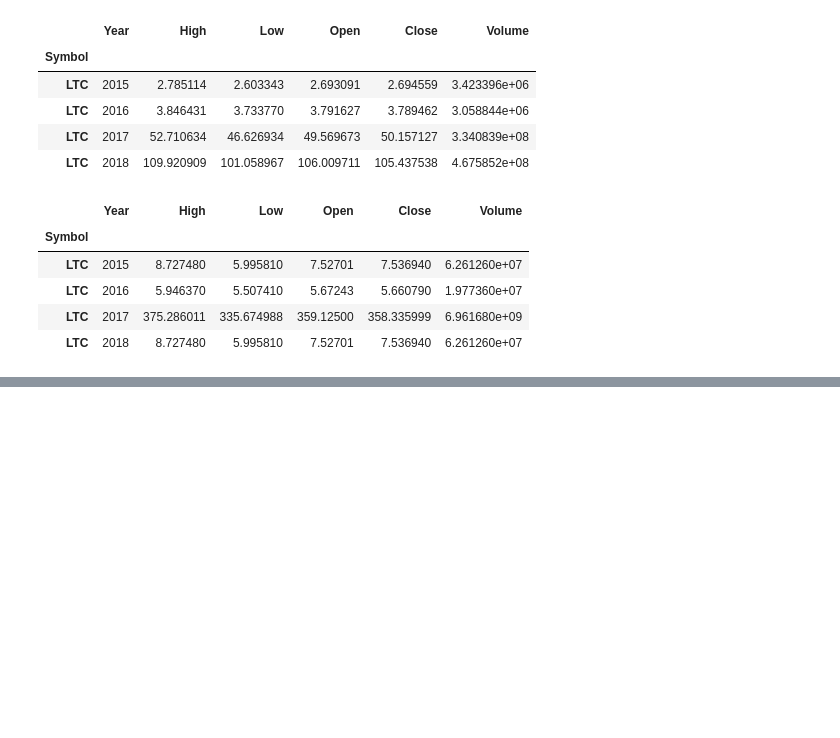
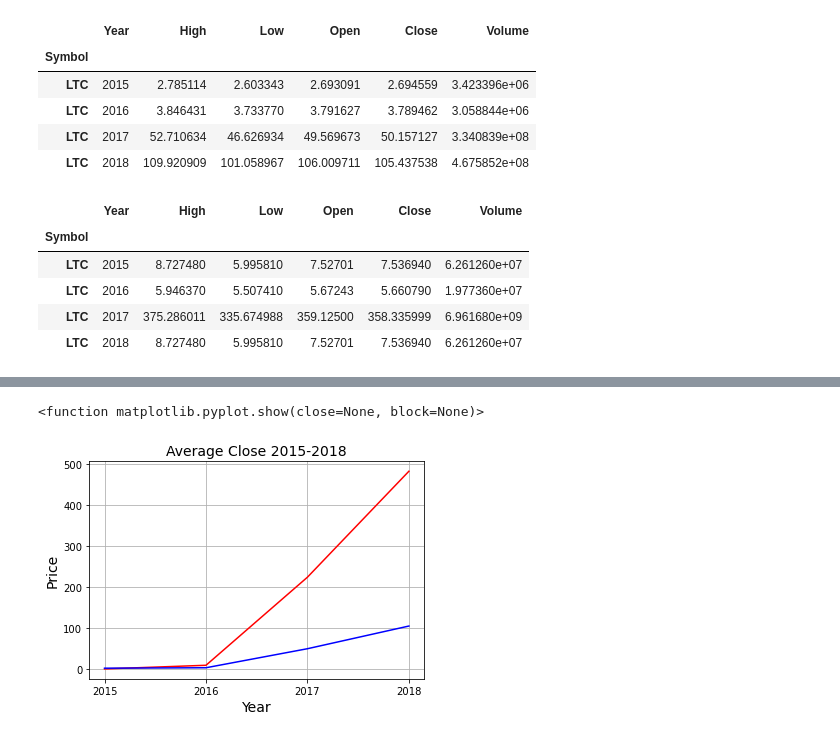
Before and after one commit to uchenna23/Project-2-Group-8, a Jupyter notebook: Project 2 Datasets/Project 2 MC.ipynb, the cells around one changed output, grey strips where cells are left out. Saved outputs shown, nothing was run; the diff lists cells and outputs as text; code cells hidden in the pictures; blank space fills up the shorter version.

```diff
--- a/Project 2 Datasets/Project 2 MC.ipynb
+++ b/Project 2 Datasets/Project 2 MC.ipynb
@@ -682,0 +727,13 @@ Litecoin1518_df_min
+# %%
+plt.plot(Ethereum1518_df_avg['Year'], Ethereum1518_df_avg["Close"], color='red')
+plt.plot(Litecoin1518_df_avg['Year'], Litecoin1518_df_avg["Close"], color='blue')
+plt.title('Average Close 2015-2018', fontsize=14)
+plt.xlabel('Year', fontsize=14)
+plt.ylabel('Price', fontsize=14)
+plt.grid(True)
+plt.gca().xaxis.set_major_locator(mticker.MultipleLocator(1))
+plt.legend
+plt.show
+# %% [output]
+<function matplotlib.pyplot.show(close=None, block=None)>
+[figure, added]
```
Also changed, not shown: parts of 19 cells of this notebook.
